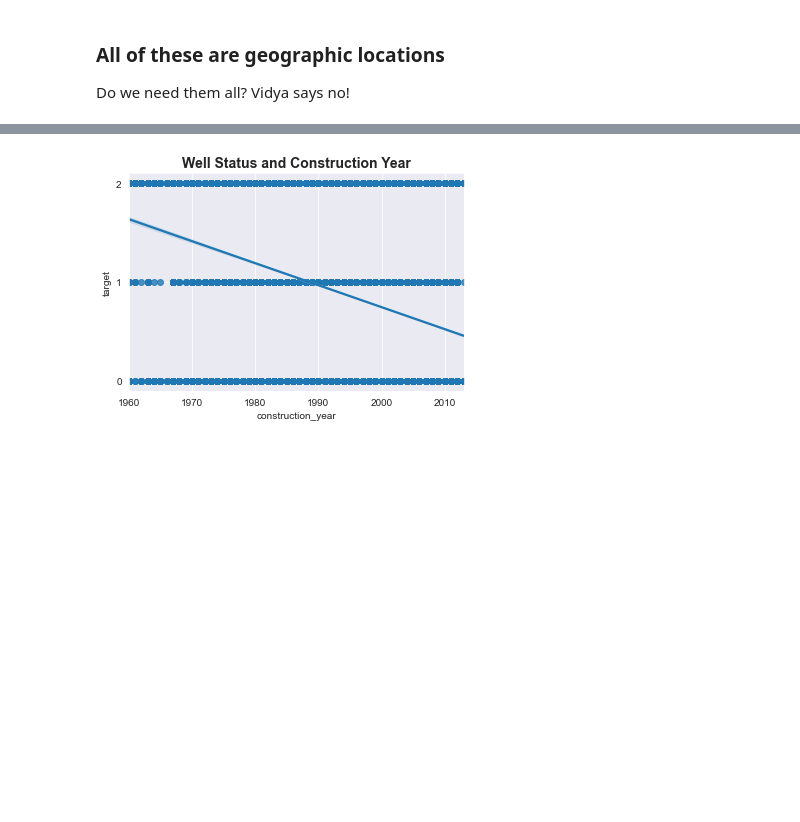
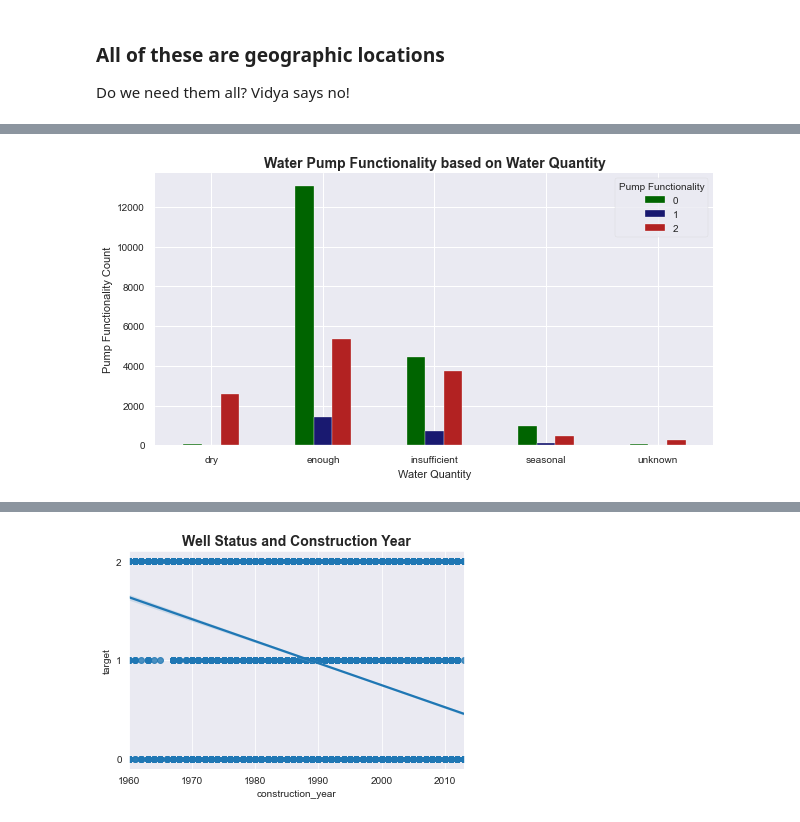
Before and after one commit to jneums/tanzania, a Jupyter notebook: notebooks/eda.ipynb, the cells around one changed output, grey strips where cells are left out. Saved outputs shown, nothing was run; the diff lists cells and outputs as text; code cells hidden in the pictures; blank space fills up the shorter version.

```diff
--- a/notebooks/eda.ipynb
+++ b/notebooks/eda.ipynb
@@ -87,0 +56,11 @@ Name: target, dtype: int64
+# %%
+#Waterpump functionality
+qty_df = df.groupby('quantity')['target'].value_counts(ascending=True).unstack()
+qty_df.plot(kind='bar', color=['darkgreen','midnightblue','firebrick'], figsize=(10,5))
+plt.xlabel("Water Quantity")
+plt.xticks(rotation=0)
+plt.ylabel("Pump Functionality Count")
+plt.title('Water Pump Functionality based on Water Quantity', fontsize=14, fontweight='bold')
+plt.legend(bbox_to_anchor=(1.0, 1.0), title='Pump Functionality');
+# %% [output]
+[figure, added]
```
Also changed, not shown: parts of 16 cells of this notebook, 5 other files.
